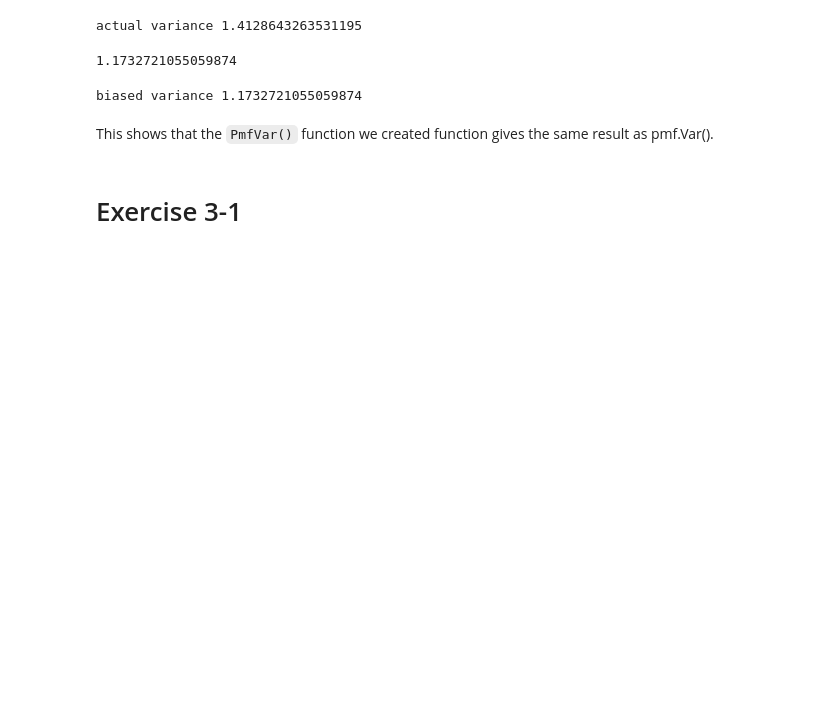
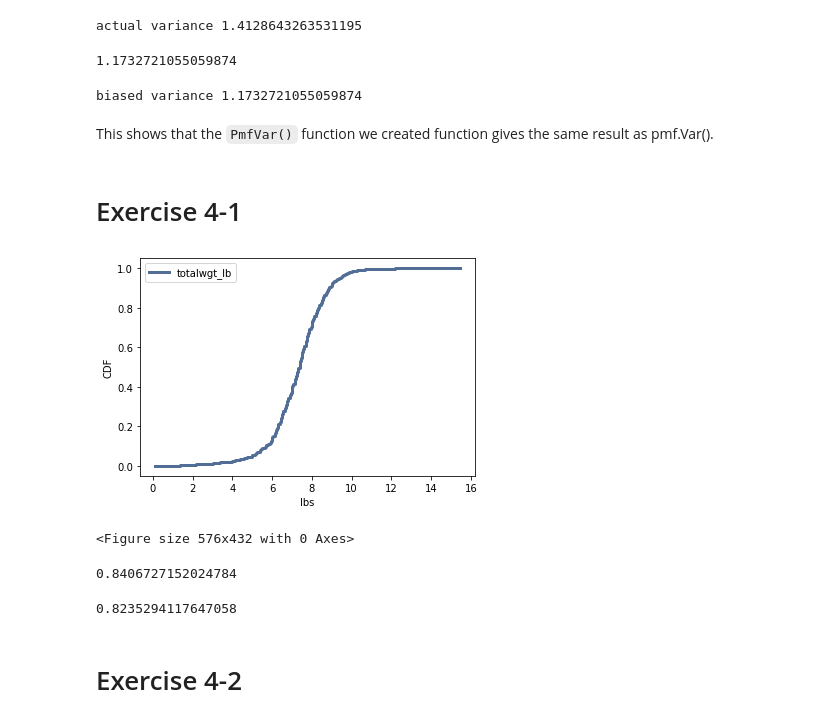
Before and after one commit to mhoehler22/ThinkStats2, a Jupyter notebook: code/HoehlerDSC530Week4.ipynb, the cells around one changed output. Drawn from its saved outputs; the diff is of its cells as text; code cells hidden in the pictures; blank space fills up the shorter version.

```diff
--- a/code/HoehlerDSC530Week4.ipynb
+++ b/code/HoehlerDSC530Week4.ipynb
@@ -126,4 +126,36 @@ biased variance 1.1732721055059874
 # %% [markdown]
 This shows that the `PmfVar()` function we created function gives the same result as pmf.Var().
 # %% [markdown]
-# Exercise 3-1
+# Exercise 4-1
+# %%
+# First, we need to import the pregnancy table and filter it for live births, first children and other,
+#like we did last week.
+
+preg = nsfg.ReadFemPreg()
+live = preg[preg.outcome == 1]
+firsts = live[live.birthord == 1]
+others = live[live.birthord !=1]
+
+# For exploration, we'll take a look at the cdf of the live births.
+
+cdf_live = thinkstats2.Cdf(live.totalwgt_lb, label = 'totalwgt_lb')
+thinkplot.Cdf(cdf_live)
+thinkplot.Show(xlabel='lbs', ylabel ='CDF')
+# %% [output]
+[figure, added]
+<Figure size 576x432 with 0 Axes>
+# %%
+# According to my Mom, I was about 8.5 lbs.  From the looks of the graph, I'm on the border of needing to apologize.
+# We'll use the thinkstats2 Cdf functions to find exactly where that probability falls.
+
+thinkstats2.Cdf.Prob(cdf_live, 8.5)
+# %% [output]
+0.8406727152024784
+# %%
+# I was in the 84th percentile of live births.
+# I'm the middle of 5 children, so lets see where I rank with the "other" group.
+
+cdf_others = thinkstats2.Cdf(others.totalwgt_lb, label = 'totalwgt_lb')
+thinkstats2.Cdf.Prob(cdf_others, 8.5)
+# %% [output]
+0.8235294117647058
@@ -129,0 +164,2 @@ This shows that the `PmfVar()` function we created function gives the same resul
+# %% [markdown]
+# Exercise 4-2
```
Also changed, not shown: parts of 6 cells of this notebook.
